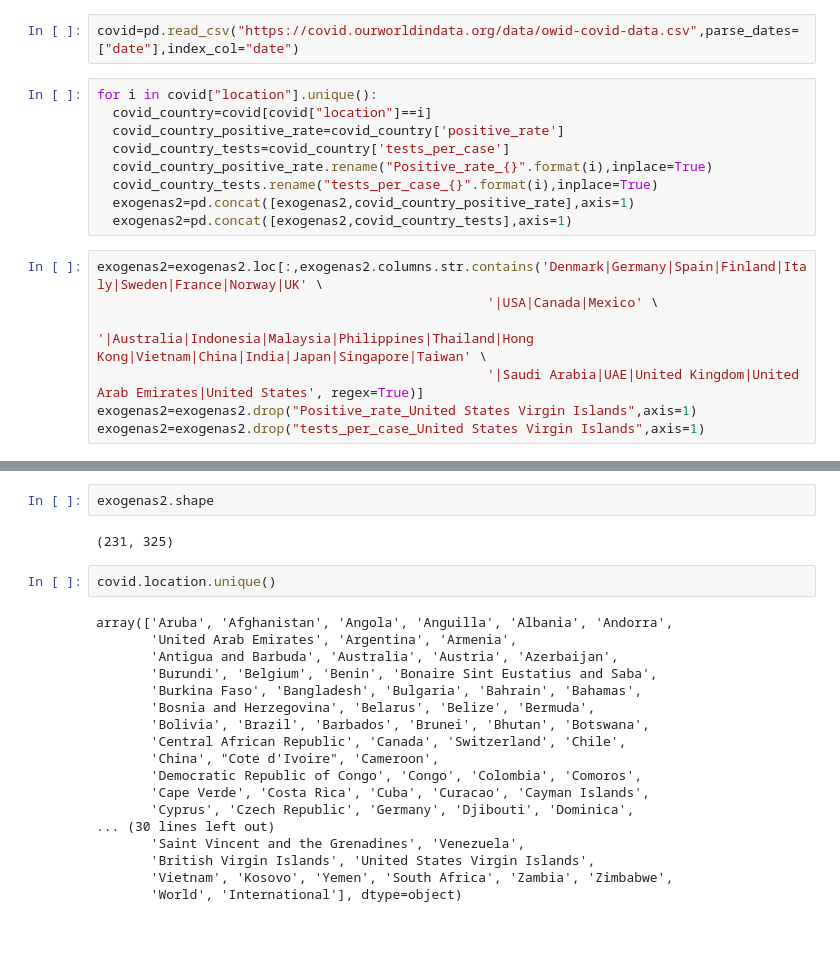
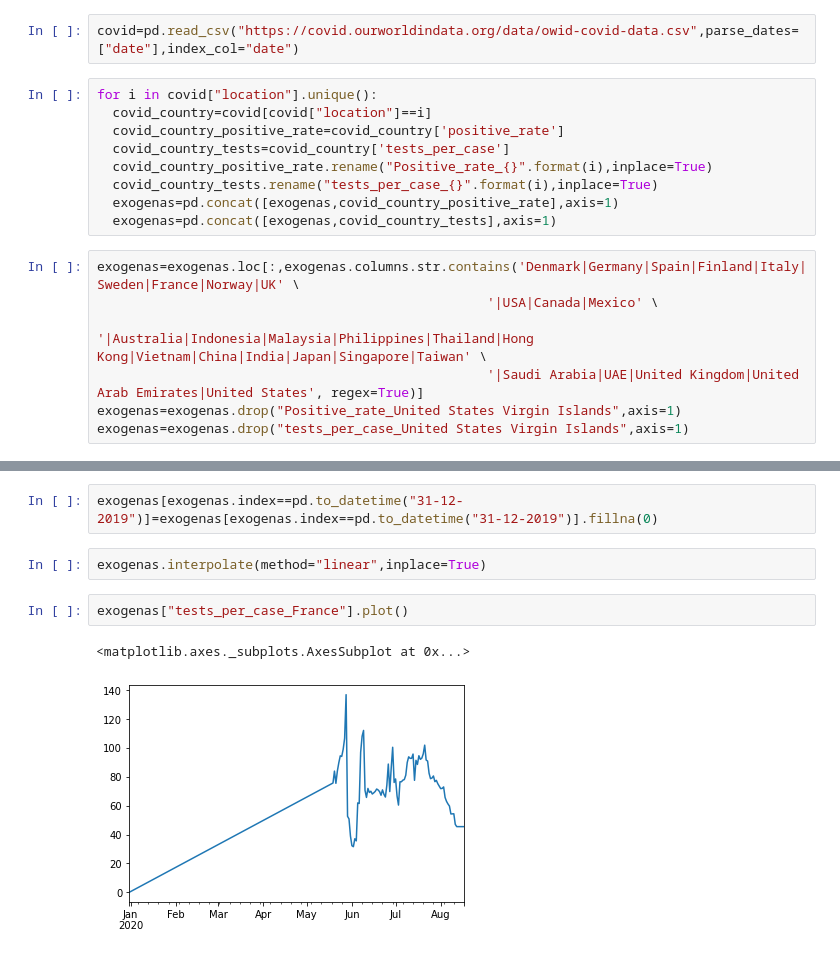
Before and after one commit to martaarozarena/KSchool-Master-Final-Project, a Jupyter notebook: exog_varaibles.ipynb, the cells around one changed output, grey strips where cells are left out. Saved outputs shown, nothing was run; the diff lists cells and outputs as text.

Commit message:
covid variables added with interpolation(under revision)

```diff
--- a/exog_varaibles.ipynb
+++ b/exog_varaibles.ipynb
@@ -145,13 +130,13 @@ for i in covid["location"].unique():
   covid_country_tests=covid_country['tests_per_case']
   covid_country_positive_rate.rename("Positive_rate_{}".format(i),inplace=True)
   covid_country_tests.rename("tests_per_case_{}".format(i),inplace=True)
-  exogenas2=pd.concat([exogenas2,covid_country_positive_rate],axis=1)
-  exogenas2=pd.concat([exogenas2,covid_country_tests],axis=1)
+  exogenas=pd.concat([exogenas,covid_country_positive_rate],axis=1)
+  exogenas=pd.concat([exogenas,covid_country_tests],axis=1)
 # %%
-exogenas2=exogenas2.loc[:,exogenas2.columns.str.contains('Denmark|Germany|Spain|Finland|Italy|Sweden|France|Norway|UK' \
+exogenas=exogenas.loc[:,exogenas.columns.str.contains('Denmark|Germany|Spain|Finland|Italy|Sweden|France|Norway|UK' \
                                                   '|USA|Canada|Mexico' \
                                                   '|Australia|Indonesia|Malaysia|Philippines|Thailand|Hong Kong|Vietnam|China|India|Japan|Singapore|Taiwan' \
                                                   '|Saudi Arabia|UAE|United Kingdom|United Arab Emirates|United States', regex=True)]
-exogenas2=exogenas2.drop("Positive_rate_United States Virgin Islands",axis=1)
-exogenas2=exogenas2.drop("tests_per_case_United States Virgin Islands",axis=1)
+exogenas=exogenas.drop("Positive_rate_United States Virgin Islands",axis=1)
+exogenas=exogenas.drop("tests_per_case_United States Virgin Islands",axis=1)
 # %%
@@ -177,24 +146,9 @@ exogenas2
-# %%
-exogenas2.shape
-# %% [output]
-(231, 325)
-# %%
-covid.location.unique()
-# %% [output]
-array(['Aruba', 'Afghanistan', 'Angola', 'Anguilla', 'Albania', 'Andorra',
-       'United Arab Emirates', 'Argentina', 'Armenia',
-       'Antigua and Barbuda', 'Australia', 'Austria', 'Azerbaijan',
-       'Burundi', 'Belgium', 'Benin', 'Bonaire Sint Eustatius and Saba',
-       'Burkina Faso', 'Bangladesh', 'Bulgaria', 'Bahrain', 'Bahamas',
-       'Bosnia and Herzegovina', 'Belarus', 'Belize', 'Bermuda',
-       'Bolivia', 'Brazil', 'Barbados', 'Brunei', 'Bhutan', 'Botswana',
-       'Central African Republic', 'Canada', 'Switzerland', 'Chile',
-       'China', "Cote d'Ivoire", 'Cameroon',
-       'Democratic Republic of Congo', 'Congo', 'Colombia', 'Comoros',
-       'Cape Verde', 'Costa Rica', 'Cuba', 'Curacao', 'Cayman Islands',
-       'Cyprus', 'Czech Republic', 'Germany', 'Djibouti', 'Dominica',
-... (30 lines left out)
-       'Saint Vincent and the Grenadines', 'Venezuela',
-       'British Virgin Islands', 'United States Virgin Islands',
-       'Vietnam', 'Kosovo', 'Yemen', 'South Africa', 'Zambia', 'Zimbabwe',
-       'World', 'International'], dtype=object)
+# %%
+exogenas[exogenas.index==pd.to_datetime("31-12-2019")]=exogenas[exogenas.index==pd.to_datetime("31-12-2019")].fillna(0)
+# %%
+exogenas.interpolate(method="linear",inplace=True)
+# %%
+exogenas["tests_per_case_France"].plot()
+# %% [output]
+<matplotlib.axes._subplots.AxesSubplot at 0x...>
+[figure, added]
```
Also changed, not shown: parts of 9 cells of this notebook.
